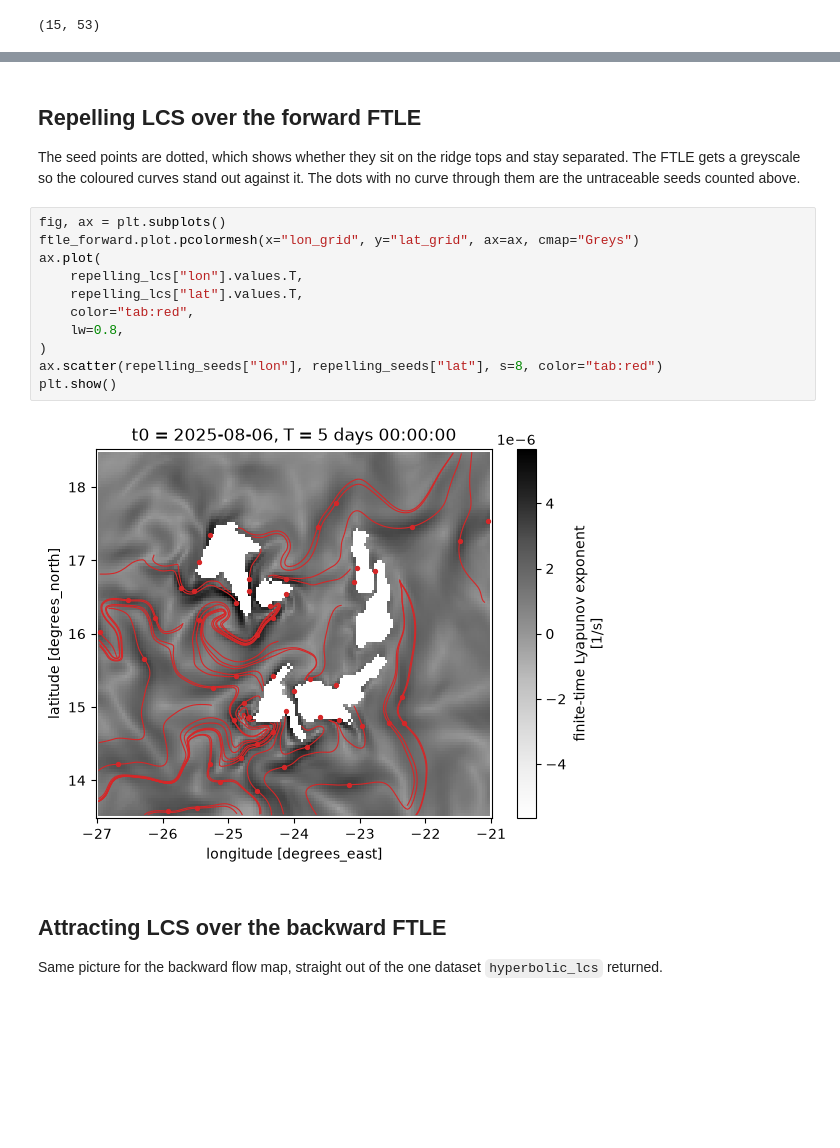
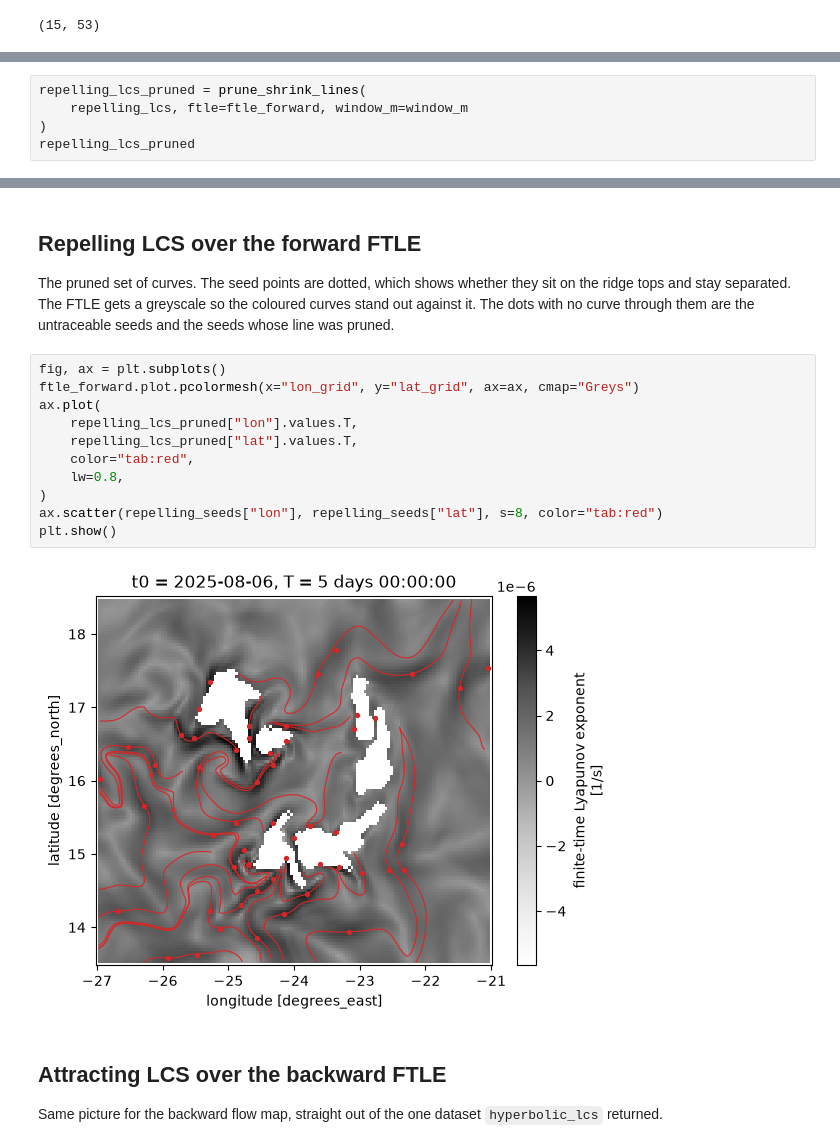
Before and after one commit to geomar-od-lagrange/lcs_parcels, a Jupyter notebook: examples/cabo_verde_lcs.ipynb, the cells around one changed output, grey strips where cells are left out. Drawn from its saved outputs; the diff is of its cells as text; blank space fills up the shorter version.

```diff
--- a/examples/cabo_verde_lcs.ipynb
+++ b/examples/cabo_verde_lcs.ipynb
@@ -277,0 +289,5 @@ and returns the curves together with the field the seeds were picked from.
+# %%
+repelling_lcs_pruned = prune_shrink_lines(
+    repelling_lcs, ftle=ftle_forward, window_m=window_m
+)
+repelling_lcs_pruned
@@ -305,23 +370,23 @@ Data variables:
 # %% [markdown]
 ## Repelling LCS over the forward FTLE
 
-The seed points are dotted, which shows whether they sit on the ridge tops and
-stay separated. The FTLE gets a greyscale so the coloured curves stand out
-against it. The dots with no curve through them are the untraceable seeds
-counted above.
+The pruned set of curves. The seed points are dotted, which shows whether they
+sit on the ridge tops and stay separated. The FTLE gets a greyscale so the
+coloured curves stand out against it. The dots with no curve through them are
+the untraceable seeds and the seeds whose line was pruned.
 # %%
 fig, ax = plt.subplots()
 ftle_forward.plot.pcolormesh(x="lon_grid", y="lat_grid", ax=ax, cmap="Greys")
 ax.plot(
-    repelling_lcs["lon"].values.T,
-    repelling_lcs["lat"].values.T,
+    repelling_lcs_pruned["lon"].values.T,
+    repelling_lcs_pruned["lat"].values.T,
     color="tab:red",
     lw=0.8,
 )
 ax.scatter(repelling_seeds["lon"], repelling_seeds["lat"], s=8, color="tab:red")
 plt.show()
 # %% [output]
-[figure, old version]
+[figure, new version]
 # %% [markdown]
 ## Attracting LCS over the backward FTLE
 
```
Also changed, not shown: parts of 13 cells of this notebook, 17 other files.
